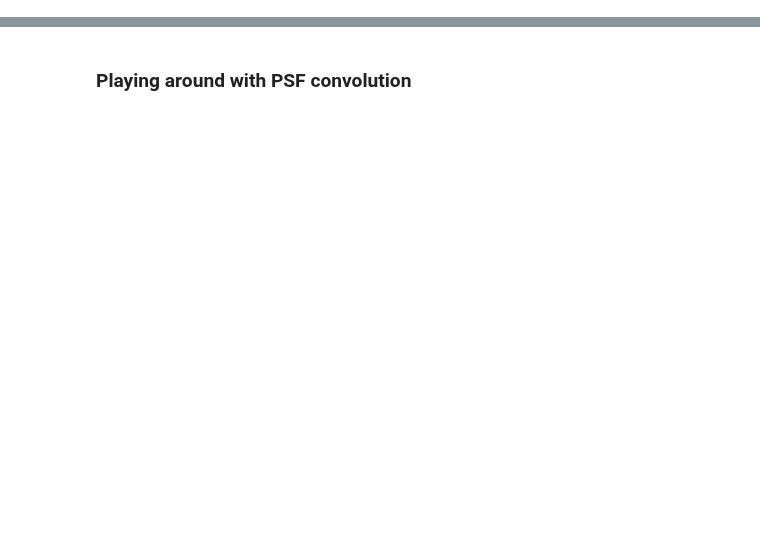
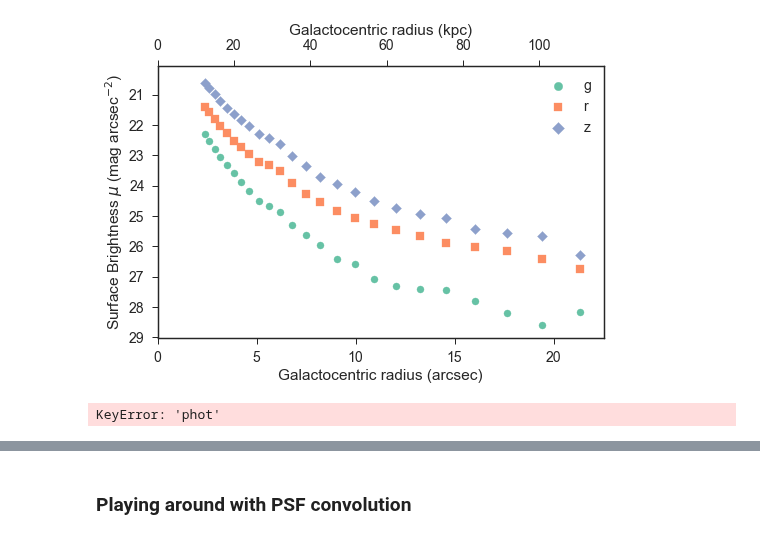
Before and after one commit to moustakas/legacyhalos, a Jupyter notebook: doc/nb/sandbox.ipynb, the cells around one changed output, grey strips where cells are left out. Drawn from its saved outputs; the diff is of its cells as text; code cells hidden in the pictures; blank space fills up the shorter version.

Commit message:
more error checking

```diff
--- a/doc/nb/sandbox.ipynb
+++ b/doc/nb/sandbox.ipynb
@@ -15,2 +16,7 @@ import legacyhalos.io
 # %%
 %matplotlib inline
+# %%
+sample = legacyhalos.io.read_sample(first=7, last=7)
+objid, objdir = legacyhalos.io.get_objid(sample)
+sersic = legacyhalos.io.read_sersic(objid, objdir, model='single')
+#sersic
@@ -16,0 +29,8 @@ import legacyhalos.io
+# %%
+display_sersic_single(sersic)
+# %% [output]
+[figure, added]
+# %%
+sersic['phot']
+# %% [output]
+KeyError: 'phot'
```
Also changed, not shown: parts of 11 cells of this notebook, 4 other files.
